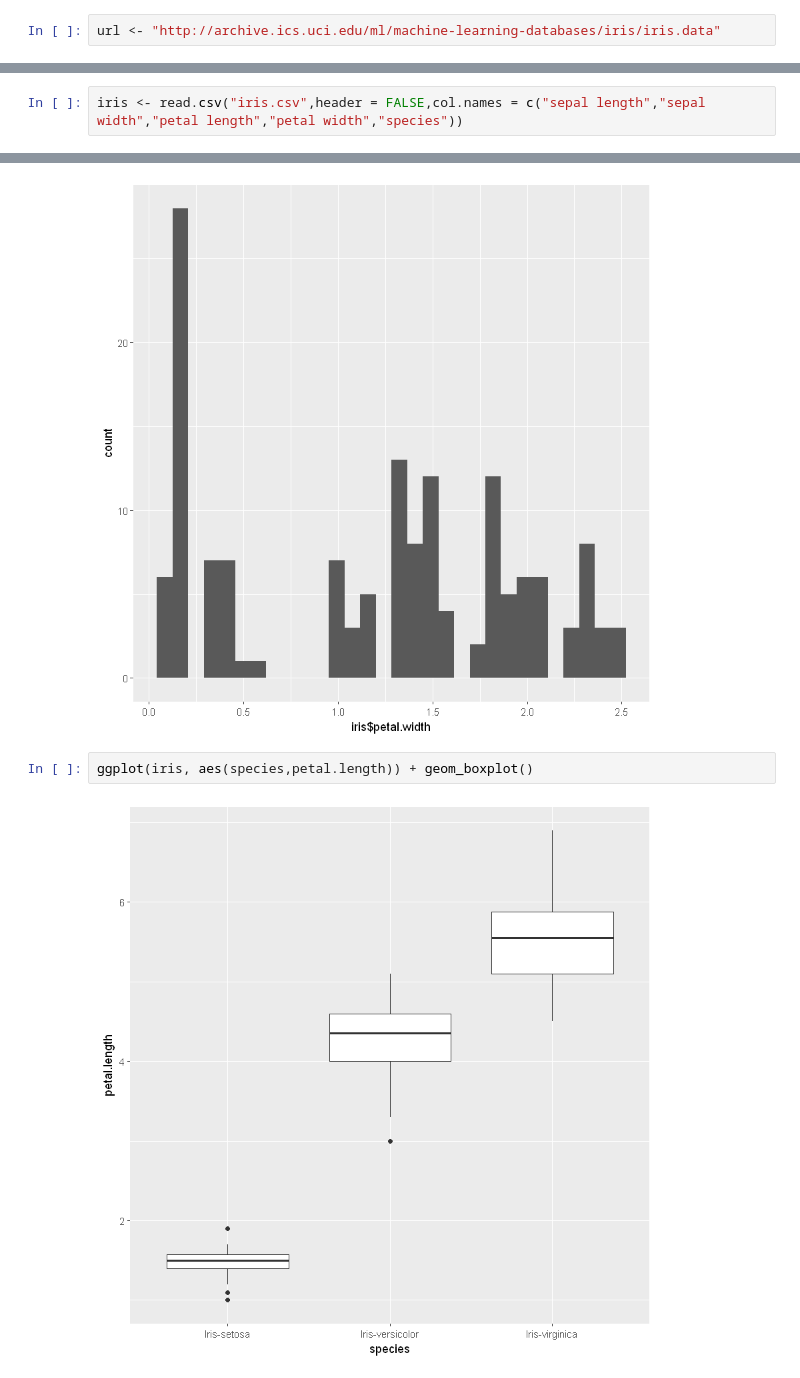
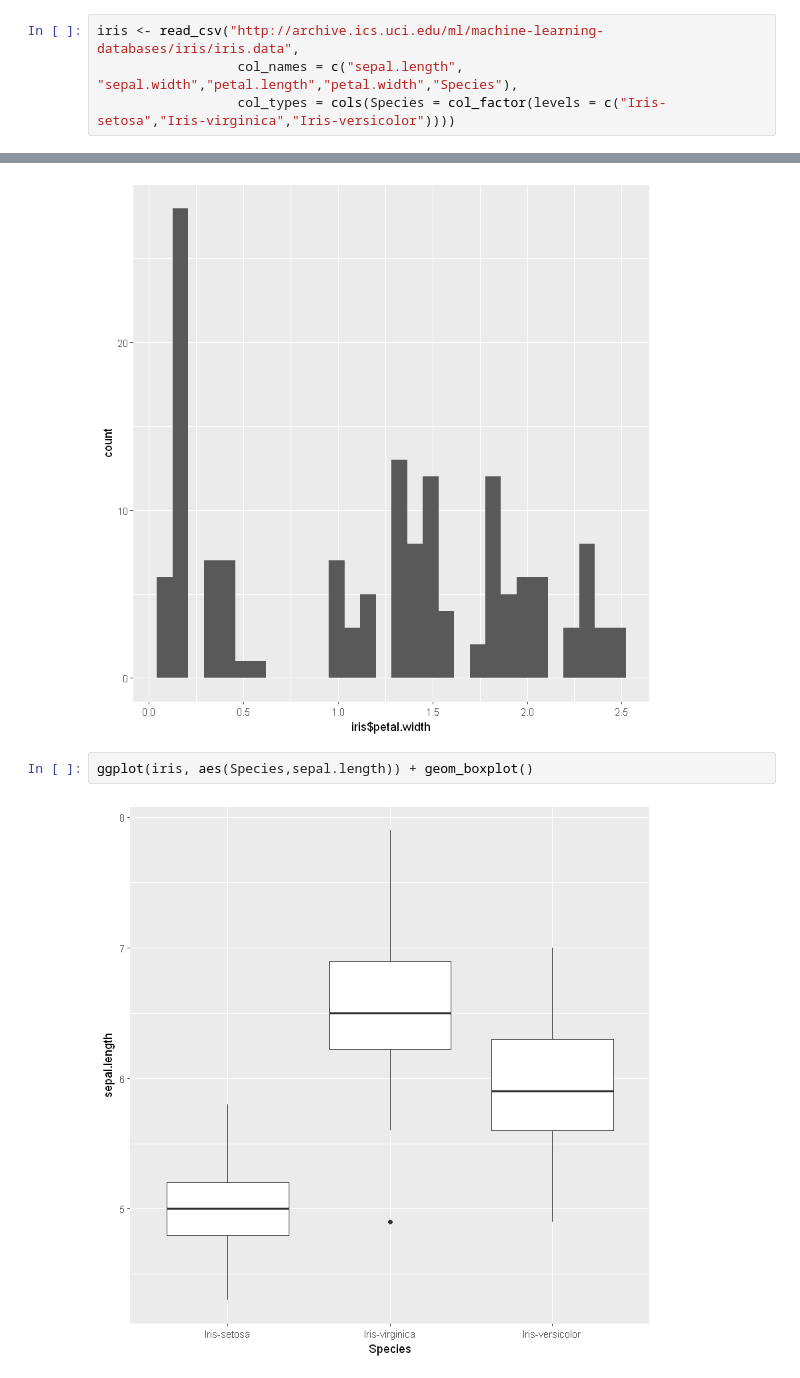
Before and after one commit to mainul12/data_science_R, a Jupyter notebook: Iris dataset.ipynb, the cells around one changed output, grey strips where cells are left out. Cells and saved outputs as stored; diff of their text form.

```diff
--- a/Iris dataset.ipynb
+++ b/Iris dataset.ipynb
@@ -3,2 +5,4 @@
 # %%
-url <- "http://archive.ics.uci.edu/ml/machine-learning-databases/iris/iris.data"
+iris <- read_csv("http://archive.ics.uci.edu/ml/machine-learning-databases/iris/iris.data",
+                  col_names = c("sepal.length", "sepal.width","petal.length","petal.width","Species"),
+                  col_types = cols(Species = col_factor(levels = c("Iris-setosa","Iris-virginica","Iris-versicolor"))))
@@ -23,2 +8,0 @@ The following objects are masked from 'package:base':
-# %%
-iris <- read.csv("iris.csv",header = FALSE,col.names = c("sepal length","sepal width","petal length","petal width","species"))
@@ -121,6 +128,6 @@ ggplot(iris, aes(iris$petal.width)) + geom_histogram()
 `stat_bin()` using `bins = 30`. Pick better value with `binwidth`.
 [figure]
 # %%
-ggplot(iris, aes(species,petal.length)) + geom_boxplot()
+ggplot(iris, aes(Species,sepal.length)) + geom_boxplot()
 # %% [output]
-[figure, old version]
+[figure, new version]
```
Also changed, not shown: parts of 17 cells of this notebook.
